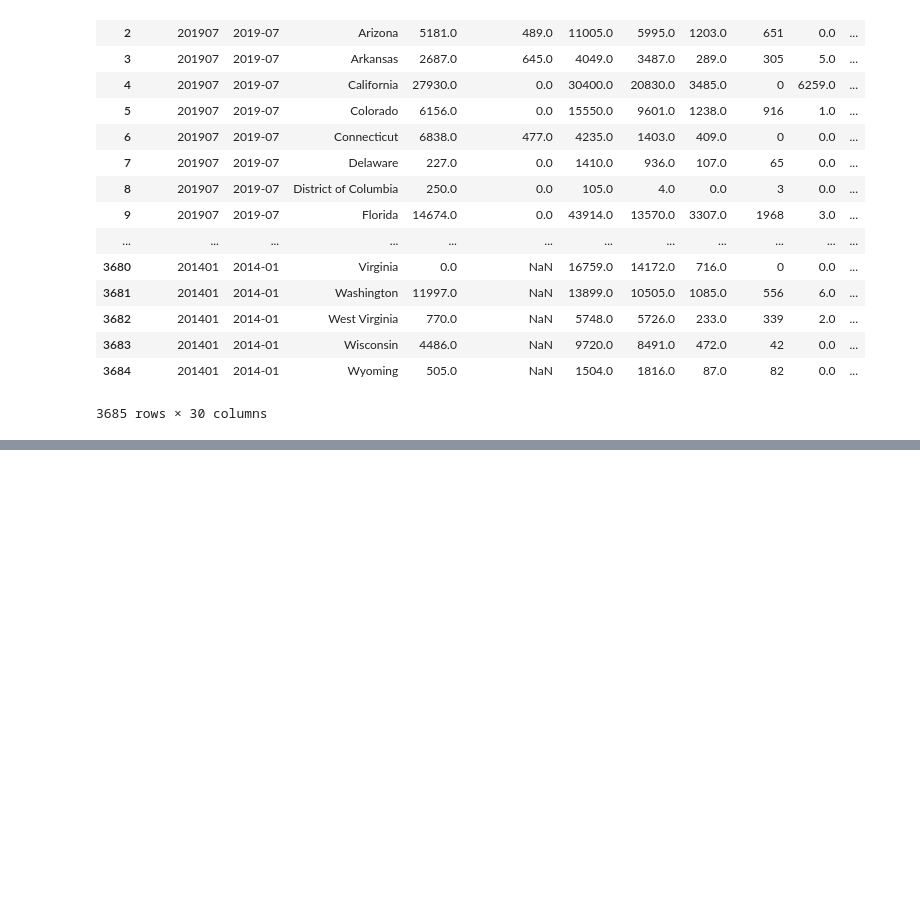
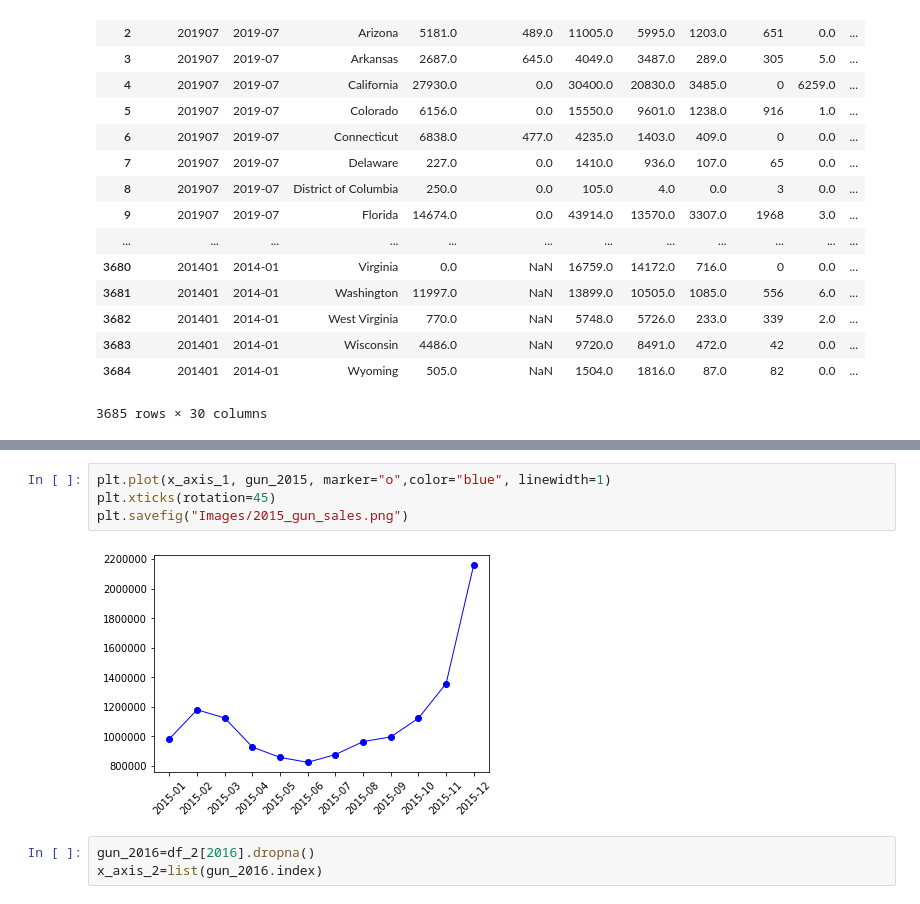
Before and after one commit to tmartinez52/Driving-Gun-Sales, a Jupyter notebook: Data Merged/project.ipynb, the cells around one changed output, grey strips where cells are left out. Saved outputs shown, nothing was run; the diff lists cells and outputs as text; blank space fills up the shorter version.

```diff
--- a/Data Merged/project.ipynb
+++ b/Data Merged/project.ipynb
@@ -184,0 +315,9 @@ gun_df_1.head()
+# %%
+plt.plot(x_axis_1, gun_2015, marker="o",color="blue", linewidth=1)
+plt.xticks(rotation=45)
+plt.savefig("Images/2015_gun_sales.png")
+# %% [output]
+[figure, added]
+# %%
+gun_2016=df_2[2016].dropna()
+x_axis_2=list(gun_2016.index)
```
Also changed, not shown: parts of 19 cells of this notebook, 16 other files.
